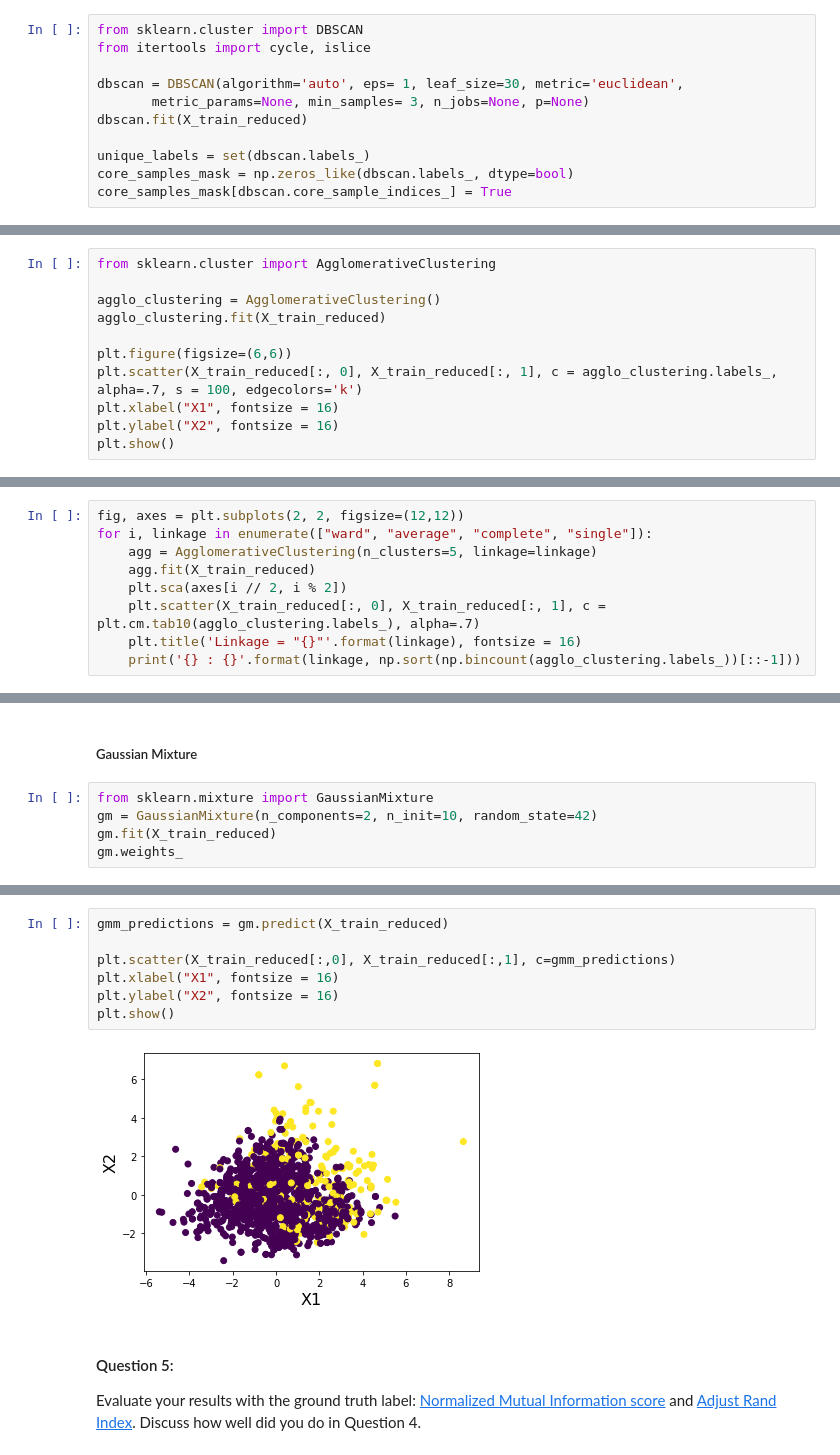
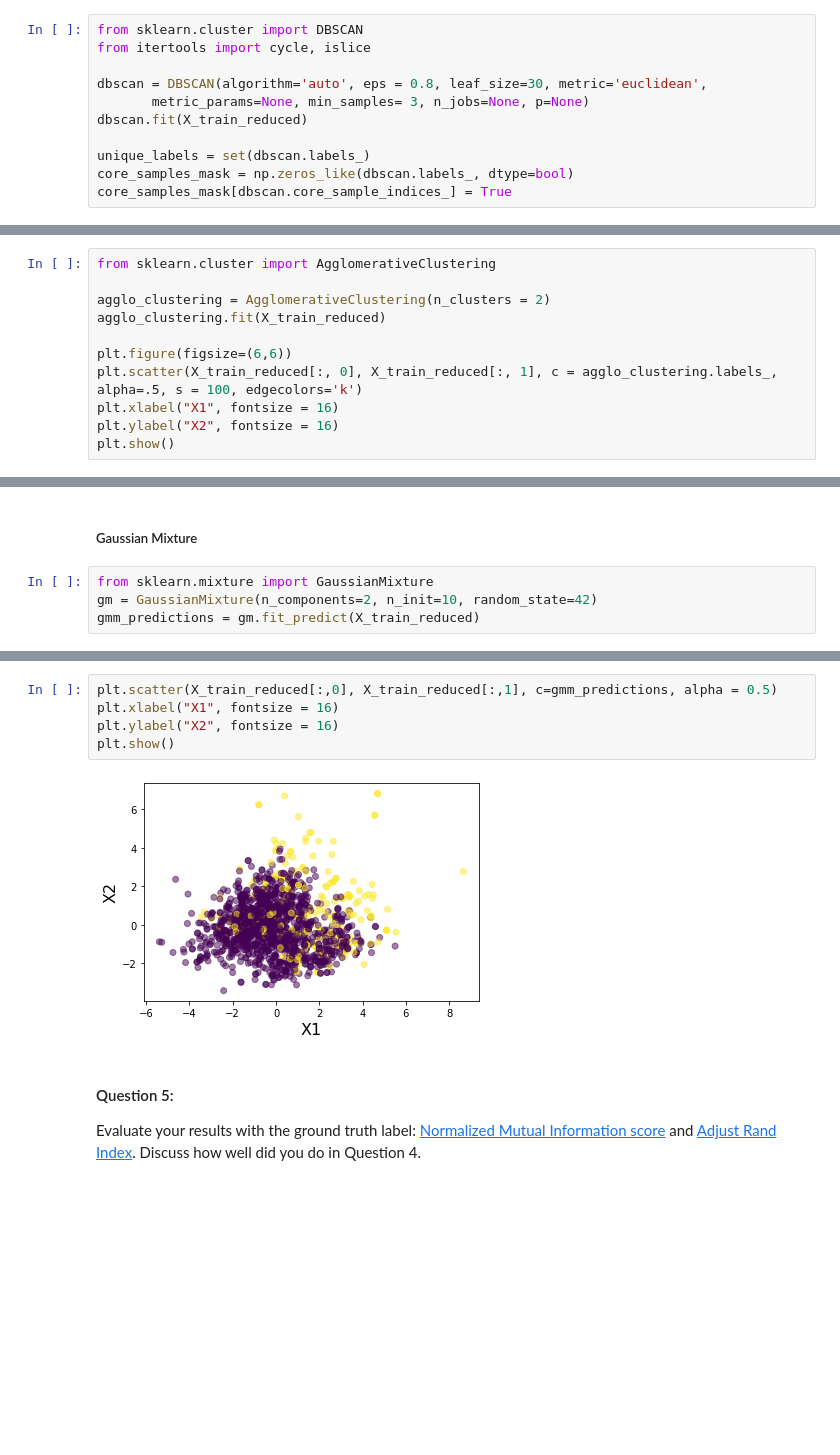
Before and after one commit to miggytrinidad/INFOT70_A3, a Jupyter notebook: INFOT780-assignment3.ipynb, the cells around one changed output, grey strips where cells are left out. Drawn from its saved outputs; the diff is of its cells as text; blank space fills up the shorter version.

```diff
--- a/INFOT780-assignment3.ipynb
+++ b/INFOT780-assignment3.ipynb
@@ -428,7 +404,7 @@ plt.legend()
 from sklearn.cluster import DBSCAN
 from itertools import cycle, islice
 
-dbscan = DBSCAN(algorithm='auto', eps= 1, leaf_size=30, metric='euclidean',
+dbscan = DBSCAN(algorithm='auto', eps = 0.8, leaf_size=30, metric='euclidean',
        metric_params=None, min_samples= 3, n_jobs=None, p=None)
 dbscan.fit(X_train_reduced)
 
@@ -467,11 +443,11 @@ plt.show()
 # %%
 from sklearn.cluster import AgglomerativeClustering
 
-agglo_clustering = AgglomerativeClustering()
+agglo_clustering = AgglomerativeClustering(n_clusters = 2)
 agglo_clustering.fit(X_train_reduced)
 
 plt.figure(figsize=(6,6))
-plt.scatter(X_train_reduced[:, 0], X_train_reduced[:, 1], c = agglo_clustering.labels_, alpha=.7, s = 100, edgecolors='k')
+plt.scatter(X_train_reduced[:, 0], X_train_reduced[:, 1], c = agglo_clustering.labels_, alpha=.5, s = 100, edgecolors='k')
 plt.xlabel("X1", fontsize = 16)
 plt.ylabel("X2", fontsize = 16)
 plt.show()
@@ -480,9 +455,0 @@ plt.show()
-# %%
-fig, axes = plt.subplots(2, 2, figsize=(12,12))
-for i, linkage in enumerate(["ward", "average", "complete", "single"]):
-    agg = AgglomerativeClustering(n_clusters=5, linkage=linkage)
-    agg.fit(X_train_reduced)
-    plt.sca(axes[i // 2, i % 2])
-    plt.scatter(X_train_reduced[:, 0], X_train_reduced[:, 1], c = plt.cm.tab10(agglo_clustering.labels_), alpha=.7)
-    plt.title('Linkage = "{}"'.format(linkage), fontsize = 16)
-    print('{} : {}'.format(linkage, np.sort(np.bincount(agglo_clustering.labels_))[::-1]))
@@ -497,5 +458,4 @@ single : [1256  343]
 # %%
 from sklearn.mixture import GaussianMixture
 gm = GaussianMixture(n_components=2, n_init=10, random_state=42)
-gm.fit(X_train_reduced)
-gm.weights_
+gmm_predictions = gm.fit_predict(X_train_reduced)
@@ -504,12 +462,10 @@ array([0.83771, 0.16229])
 # %%
-gmm_predictions = gm.predict(X_train_reduced)
-
-plt.scatter(X_train_reduced[:,0], X_train_reduced[:,1], c=gmm_predictions)
+plt.scatter(X_train_reduced[:,0], X_train_reduced[:,1], c=gmm_predictions, alpha = 0.5)
 plt.xlabel("X1", fontsize = 16)
 plt.ylabel("X2", fontsize = 16)
 plt.show()
 # %% [output]
-[figure, old version]
+[figure, new version]
 # %% [markdown]
 #### Question 5:
 Evaluate your results with the ground truth label: [Normalized Mutual Information score](https://scikit-learn.org/stable/modules/generated/sklearn.metrics.normalized_mutual_info_score.html) and [Adjust Rand Index](https://scikit-learn.org/stable/modules/generated/sklearn.metrics.adjusted_rand_score.html ). Discuss how well did you do in Question 4.
```
Also changed, not shown: parts of 24 cells of this notebook.
